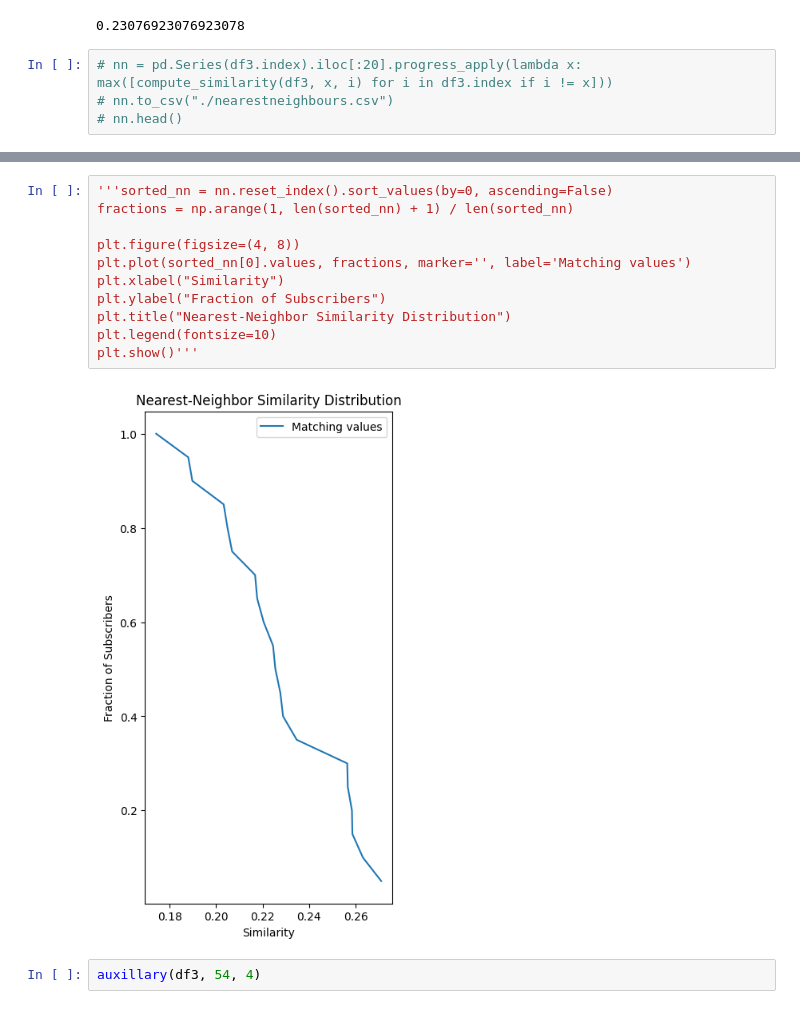
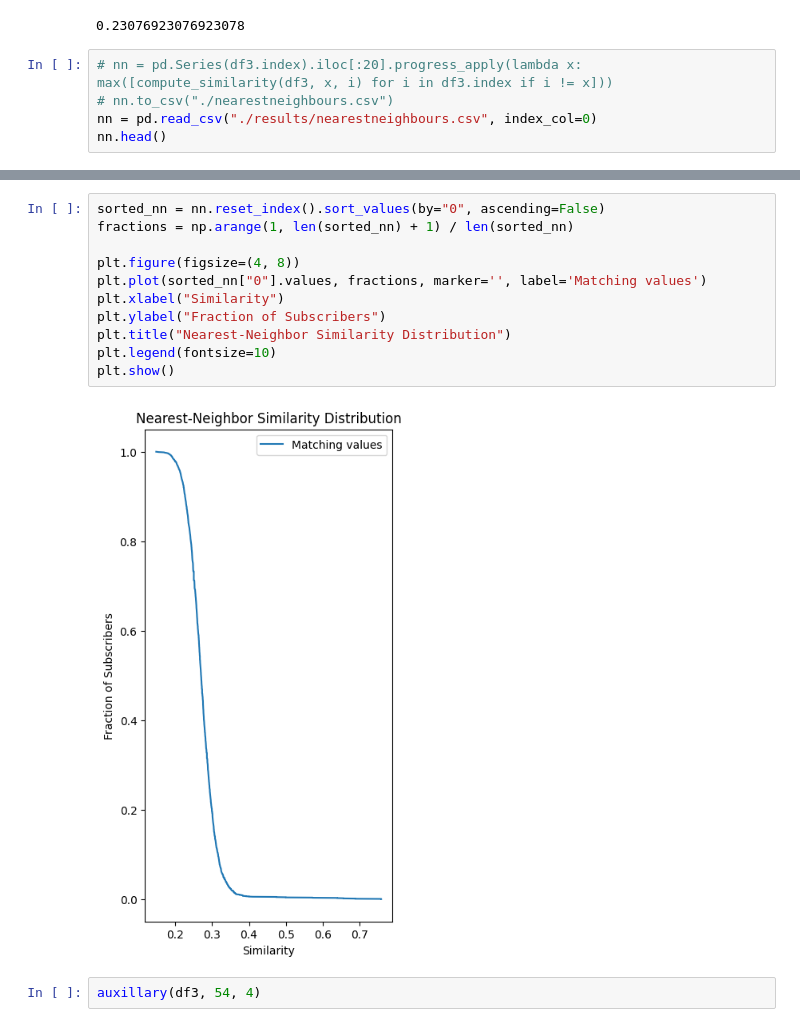
Before and after one commit to kkkarnav/deanonymization, a Jupyter notebook: main.ipynb, the cells around one changed output, grey strips where cells are left out. Cells and saved outputs as stored; diff of their text form.

Commit message:
feat: robust results

```diff
--- a/main.ipynb
+++ b/main.ipynb
@@ -228,4 +228,5 @@ compute_similarity(df3, 0, 3)
 # %%
 # nn = pd.Series(df3.index).iloc[:20].progress_apply(lambda x: max([compute_similarity(df3, x, i) for i in df3.index if i != x]))
 # nn.to_csv("./nearestneighbours.csv")
-# nn.head()
+nn = pd.read_csv("./results/nearestneighbours.csv", index_col=0)
+nn.head()
@@ -232,16 +240,16 @@ compute_similarity(df3, 0, 3)
 # %%
-'''sorted_nn = nn.reset_index().sort_values(by=0, ascending=False)
+sorted_nn = nn.reset_index().sort_values(by="0", ascending=False)
 fractions = np.arange(1, len(sorted_nn) + 1) / len(sorted_nn)
 
 plt.figure(figsize=(4, 8))
-plt.plot(sorted_nn[0].values, fractions, marker='', label='Matching values')
+plt.plot(sorted_nn["0"].values, fractions, marker='', label='Matching values')
 plt.xlabel("Similarity")
 plt.ylabel("Fraction of Subscribers")
 plt.title("Nearest-Neighbor Similarity Distribution")
 plt.legend(fontsize=10)
-plt.show()'''
+plt.show()
 # %% [output]
-[figure, old version]
+[figure, new version]
 # %%
 auxillary(df3, 54, 4)
 # %% [output]
```
Also changed, not shown: parts of 11 cells of this notebook, 3 other files.
